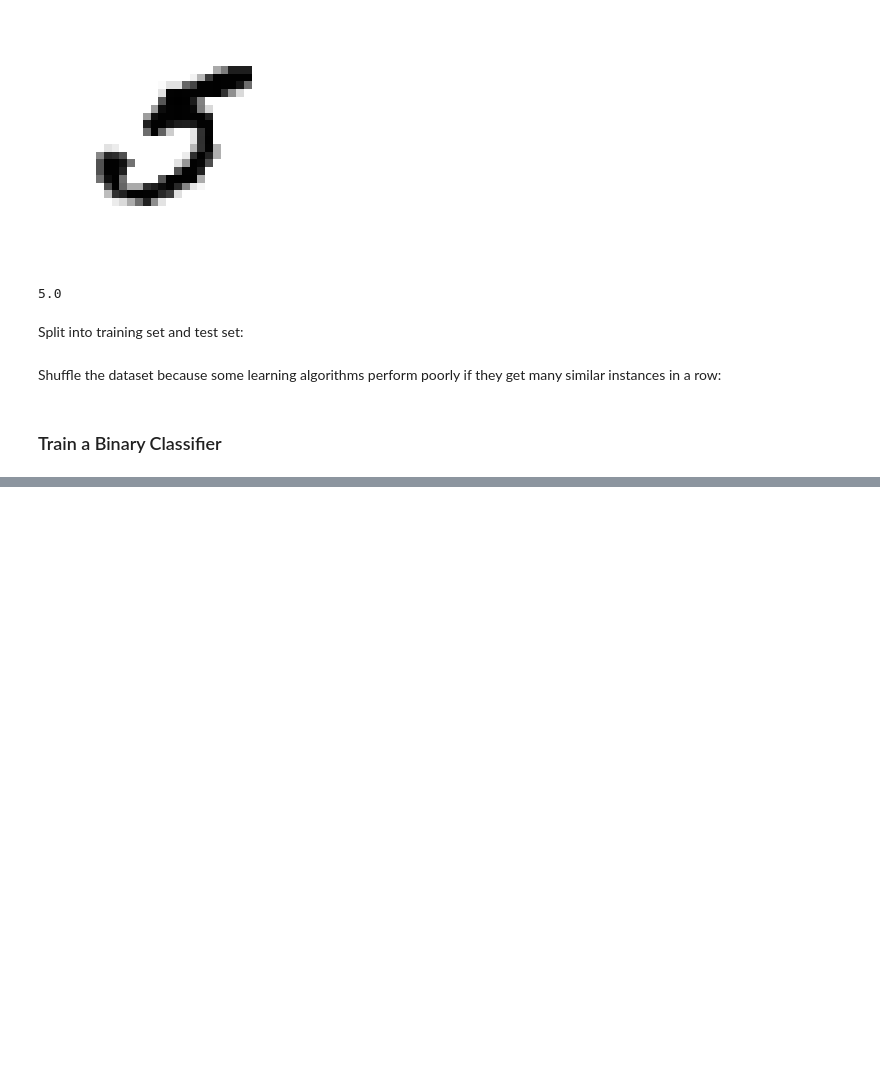
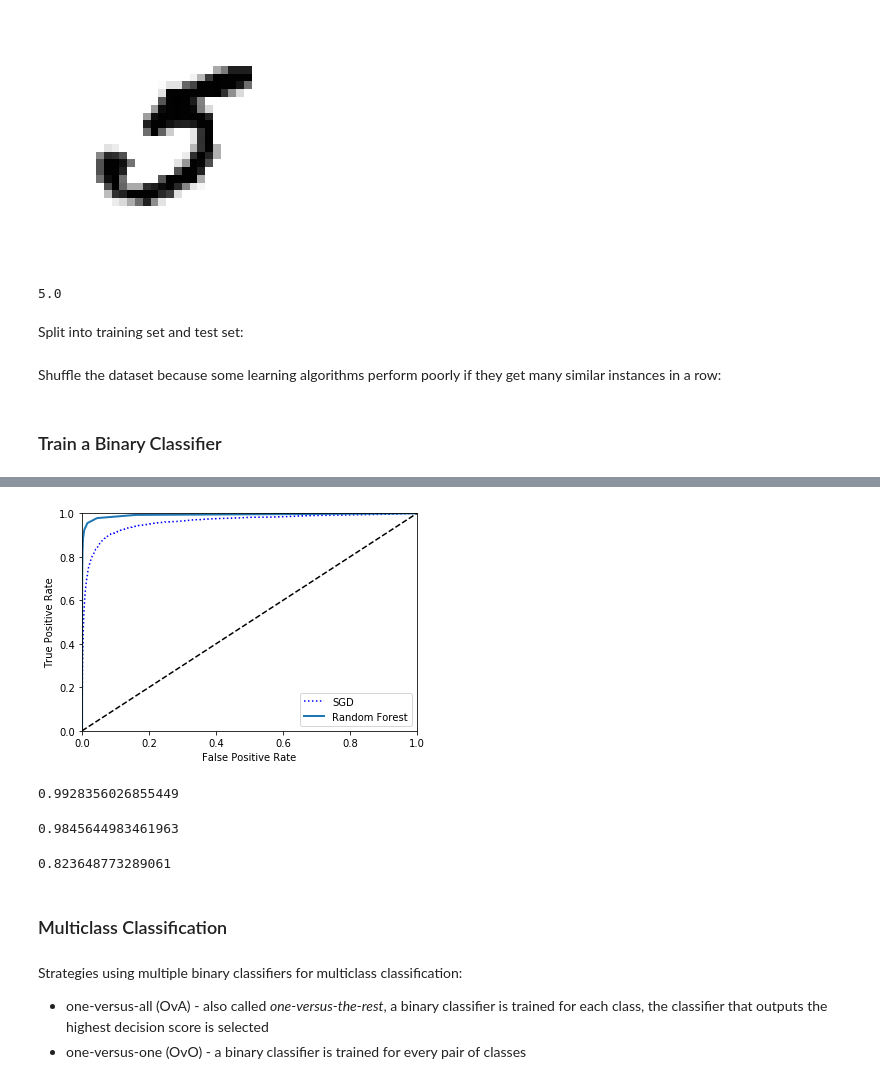
Before and after one commit to rgaquino/handson-ml-study, a Jupyter notebook: chapter_03.ipynb, the cells around one changed output, grey strips where cells are left out. Drawn from its saved outputs; the diff is of its cells as text; code cells hidden in the pictures; blank space fills up the shorter version.

```diff
--- a/chapter_03.ipynb
+++ b/chapter_03.ipynb
@@ -62,0 +257,5 @@ X_train, y_train = X_train[shuffle_index], y_train[shuffle_index]
+# %%
+from sklearn.ensemble import RandomForestClassifier
+
+forest_clf = RandomForestClassifier(random_state=42)
+y_probas_forest = cross_val_predict(forest_clf, X_train, y_train_5, cv=3, method="predict_proba")
@@ -62,0 +264,29 @@ X_train, y_train = X_train[shuffle_index], y_train[shuffle_index]
+# %%
+y_scores_forest = y_probas_forest[:, 1] # score = proba of positive class
+fpr_forest, tpr_forest, thresholds_forest = roc_curve(y_train_5, y_scores_forest)
+# %%
+plt.plot(fpr, tpr, "b:", label="SGD")
+plot_roc_curve(fpr_forest, tpr_forest, "Random Forest")
+plt.legend(loc="lower right")
+plt.show()
+# %% [output]
+[figure, added]
+# %%
+roc_auc_score(y_train_5, y_scores_forest)
+# %% [output]
+0.9928356026855449
+# %%
+y_train_forest_pred = cross_val_predict(forest_clf, X_train, y_train_5, cv=3)
+precision_score(y_train_5, y_train_forest_pred)
+# %% [output]
+0.9845644983461963
+# %%
+recall_score(y_train_5, y_train_forest_pred)
+# %% [output]
+0.823648773289061
+# %% [markdown]
+### Multiclass Classification
+# %% [markdown]
+Strategies using multiple binary classifiers for multiclass classification:
+- one-versus-all (OvA) - also called _one-versus-the-rest_, a binary classifier is trained for each class, the classifier that outputs the highest decision score is selected
+- one-versus-one (OvO) - a binary classifier is trained for every pair of classes
```
Also changed, not shown: parts of 80 cells of this notebook.
